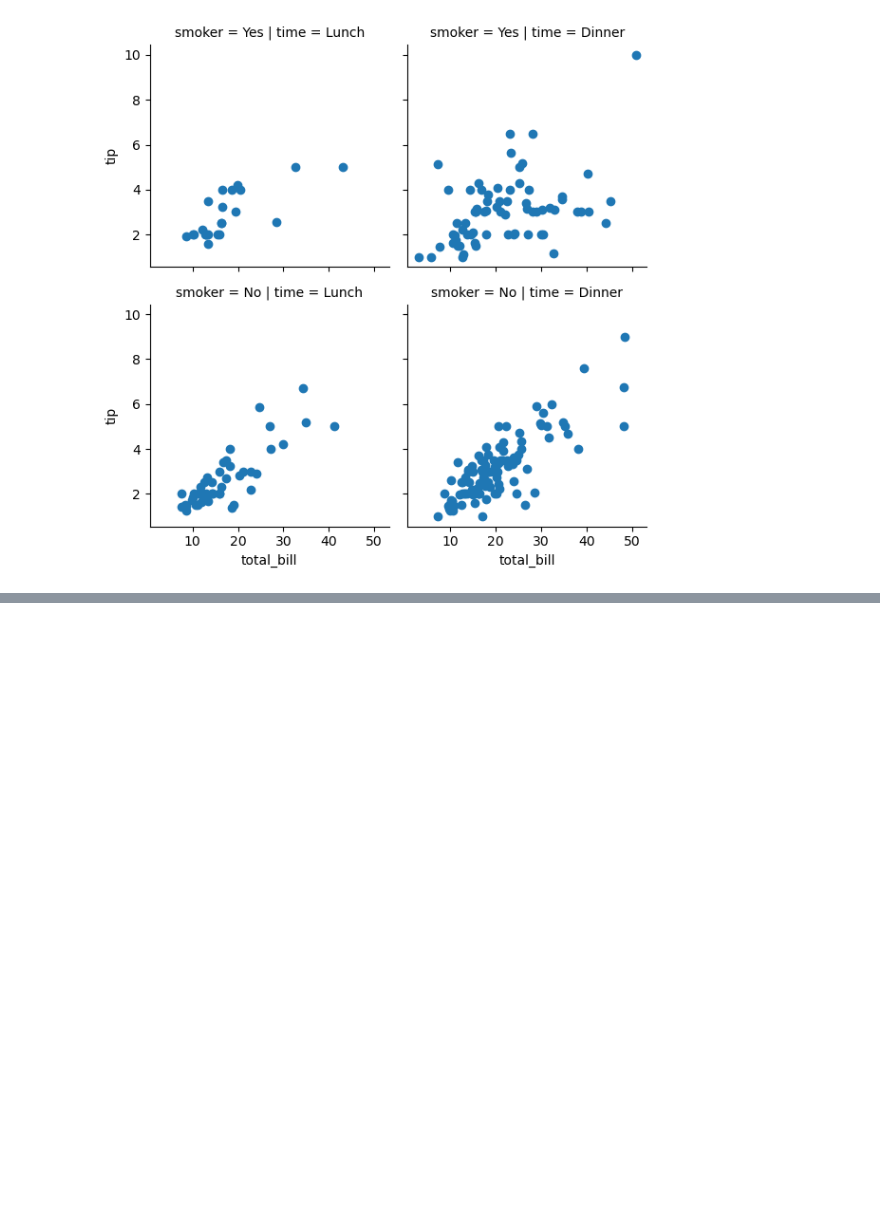
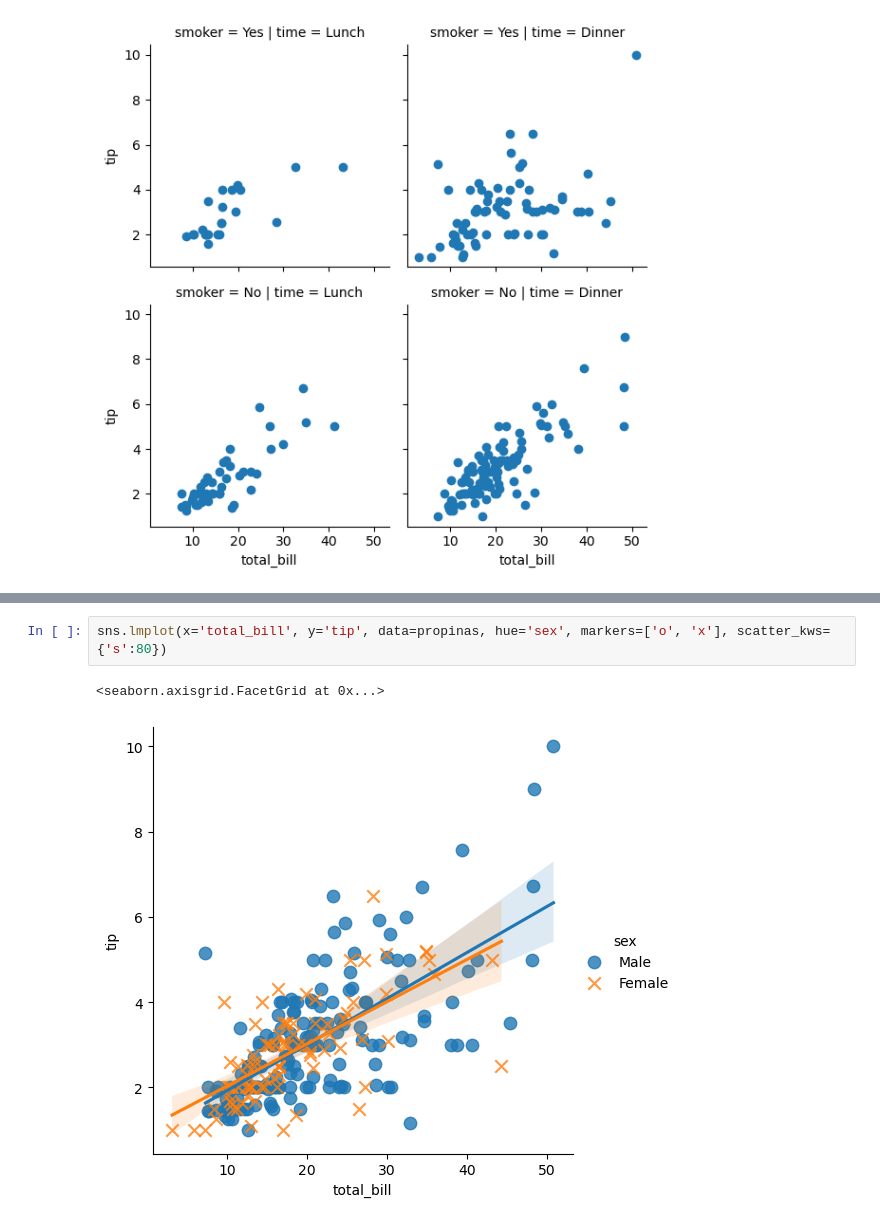
Before and after one commit to clog10/Machine-Learning, a Jupyter notebook: Seaborn/Seaborn.ipynb, the cells around one changed output, grey strips where cells are left out. Saved outputs shown, nothing was run; the diff lists cells and outputs as text; blank space fills up the shorter version.

```diff
--- a/Seaborn/Seaborn.ipynb
+++ b/Seaborn/Seaborn.ipynb
@@ -317,0 +335,5 @@ graphics2.map(plt.scatter, 'total_bill', 'tip')
+# %%
+sns.lmplot(x='total_bill', y='tip', data=propinas, hue='sex', markers=['o', 'x'], scatter_kws={'s':80})
+# %% [output]
+<seaborn.axisgrid.FacetGrid at 0x...>
+[figure, added]
```
Also changed, not shown: parts of 8 cells of this notebook.
